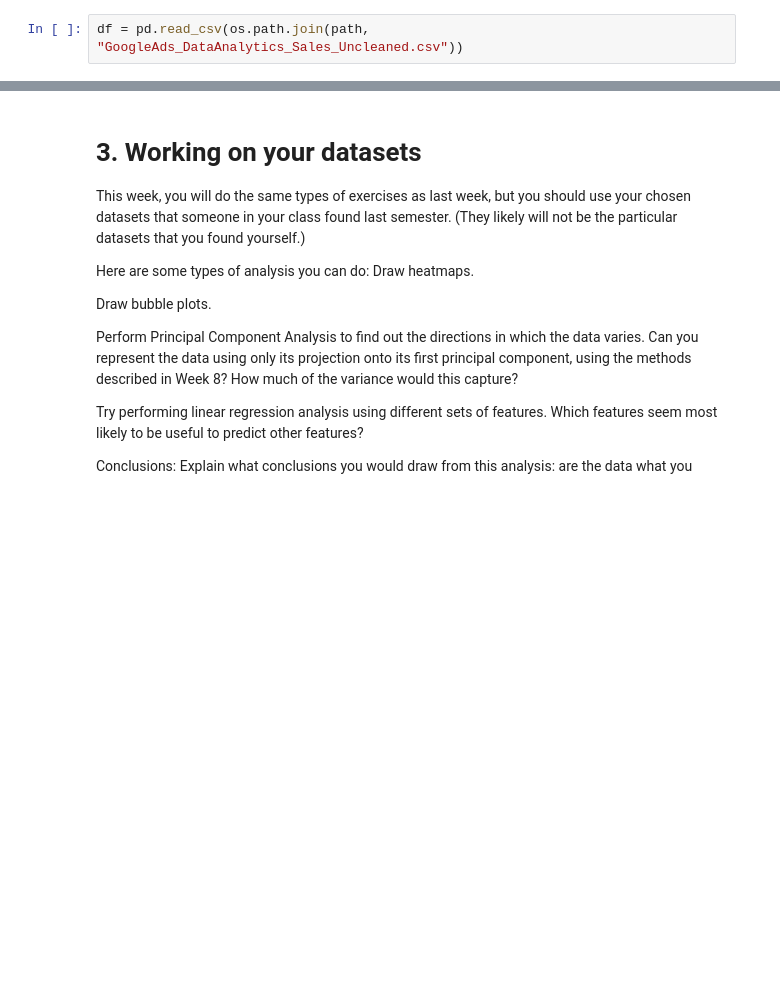
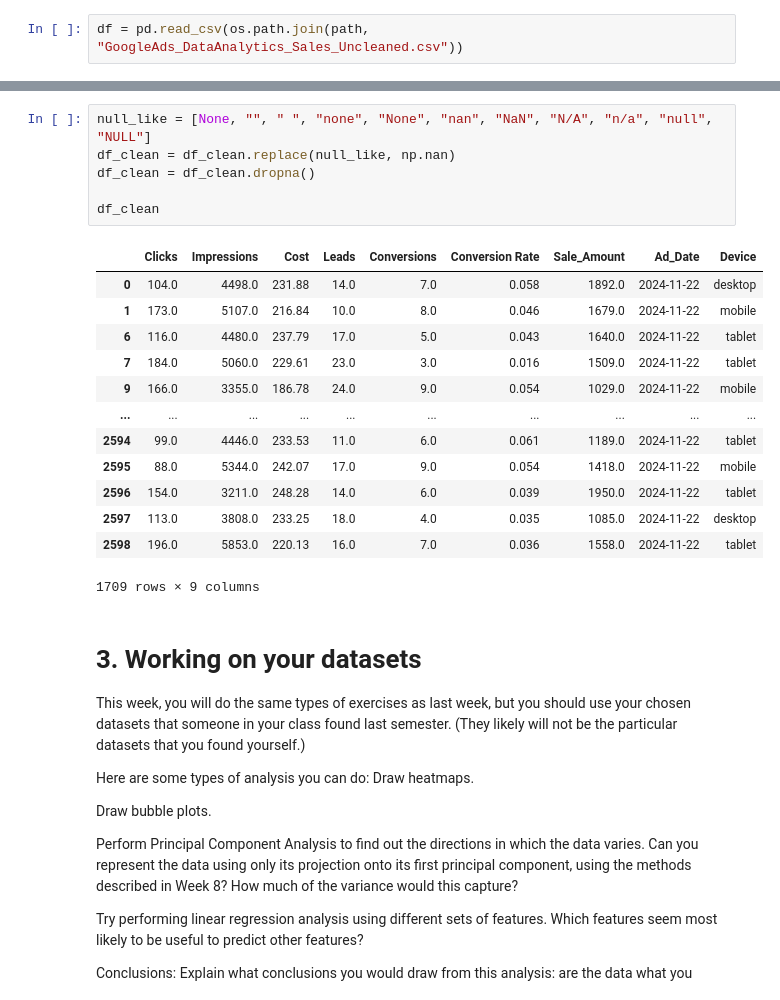
Before and after one commit to chenmichael2/MOD-B-O2, a Jupyter notebook: Week9.ipynb, the cells around one changed output, grey strips where cells are left out. Drawn from its saved outputs; the diff is of its cells as text; blank space fills up the shorter version.

```diff
--- a/Week9.ipynb
+++ b/Week9.ipynb
@@ -54,3 +78,23 @@ df = pd.read_csv(os.path.join(path, "GoogleAds_DataAnalytics_Sales_Uncleaned.csv
+# %%
+null_like = [None, "", " ", "none", "None", "nan", "NaN", "N/A", "n/a", "null", "NULL"]
+df_clean = df_clean.replace(null_like, np.nan)
+df_clean = df_clean.dropna()
+
+df_clean
+# %% [output]
+|  | Clicks | Impressions | Cost | Leads | Conversions | Conversion Rate | Sale_Amount | Ad_Date | Device |
+| 0 | 104.0 | 4498.0 | 231.88 | 14.0 | 7.0 | 0.058 | 1892.0 | 2024-11-22 | desktop |
+| 1 | 173.0 | 5107.0 | 216.84 | 10.0 | 8.0 | 0.046 | 1679.0 | 2024-11-22 | mobile |
+| 6 | 116.0 | 4480.0 | 237.79 | 17.0 | 5.0 | 0.043 | 1640.0 | 2024-11-22 | tablet |
+| 7 | 184.0 | 5060.0 | 229.61 | 23.0 | 3.0 | 0.016 | 1509.0 | 2024-11-22 | tablet |
+| 9 | 166.0 | 3355.0 | 186.78 | 24.0 | 9.0 | 0.054 | 1029.0 | 2024-11-22 | mobile |
+| ... | ... | ... | ... | ... | ... | ... | ... | ... | ... |
+| 2594 | 99.0 | 4446.0 | 233.53 | 11.0 | 6.0 | 0.061 | 1189.0 | 2024-11-22 | tablet |
+| 2595 | 88.0 | 5344.0 | 242.07 | 17.0 | 9.0 | 0.054 | 1418.0 | 2024-11-22 | mobile |
+| 2596 | 154.0 | 3211.0 | 248.28 | 14.0 | 6.0 | 0.039 | 1950.0 | 2024-11-22 | tablet |
+| 2597 | 113.0 | 3808.0 | 233.25 | 18.0 | 4.0 | 0.035 | 1085.0 | 2024-11-22 | desktop |
+| 2598 | 196.0 | 5853.0 | 220.13 | 16.0 | 7.0 | 0.036 | 1558.0 | 2024-11-22 | tablet |
+1709 rows × 9 columns
 # %% [markdown]
 # 3. Working on your datasets
 
```
Also changed, not shown: parts of 5 cells of this notebook.
